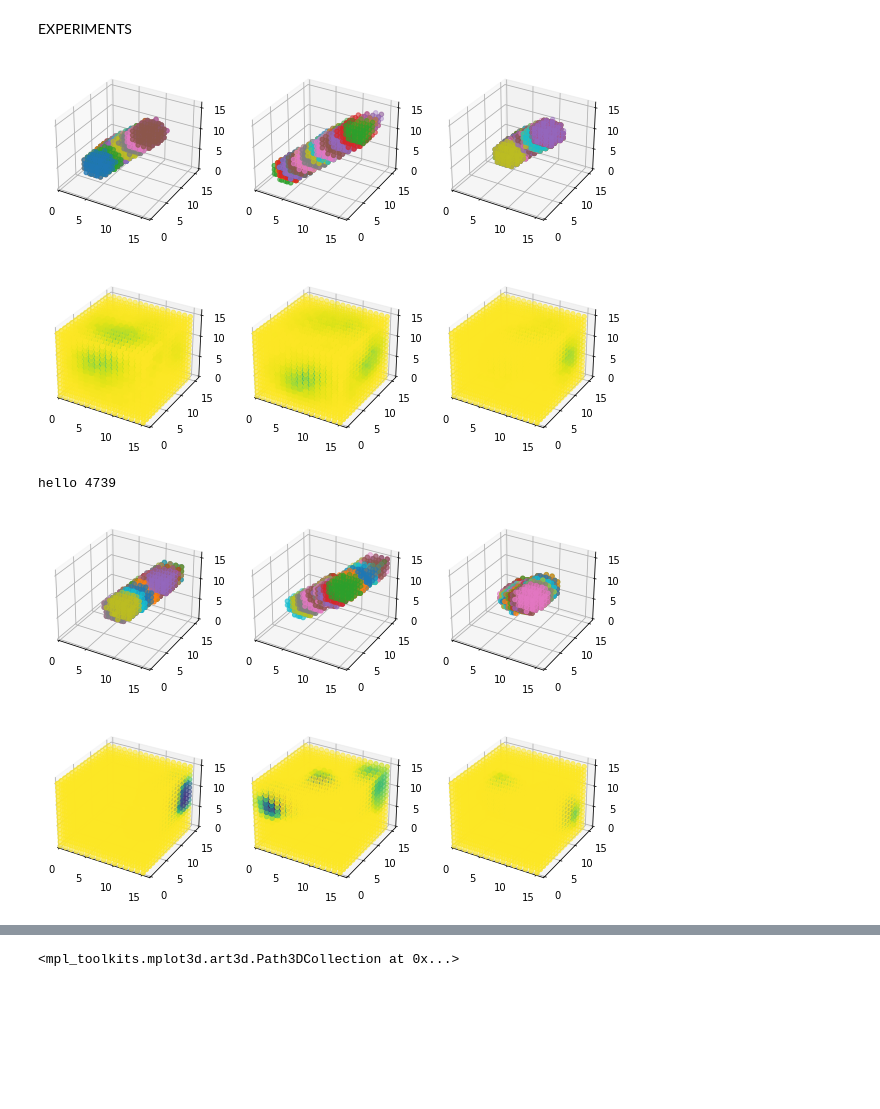
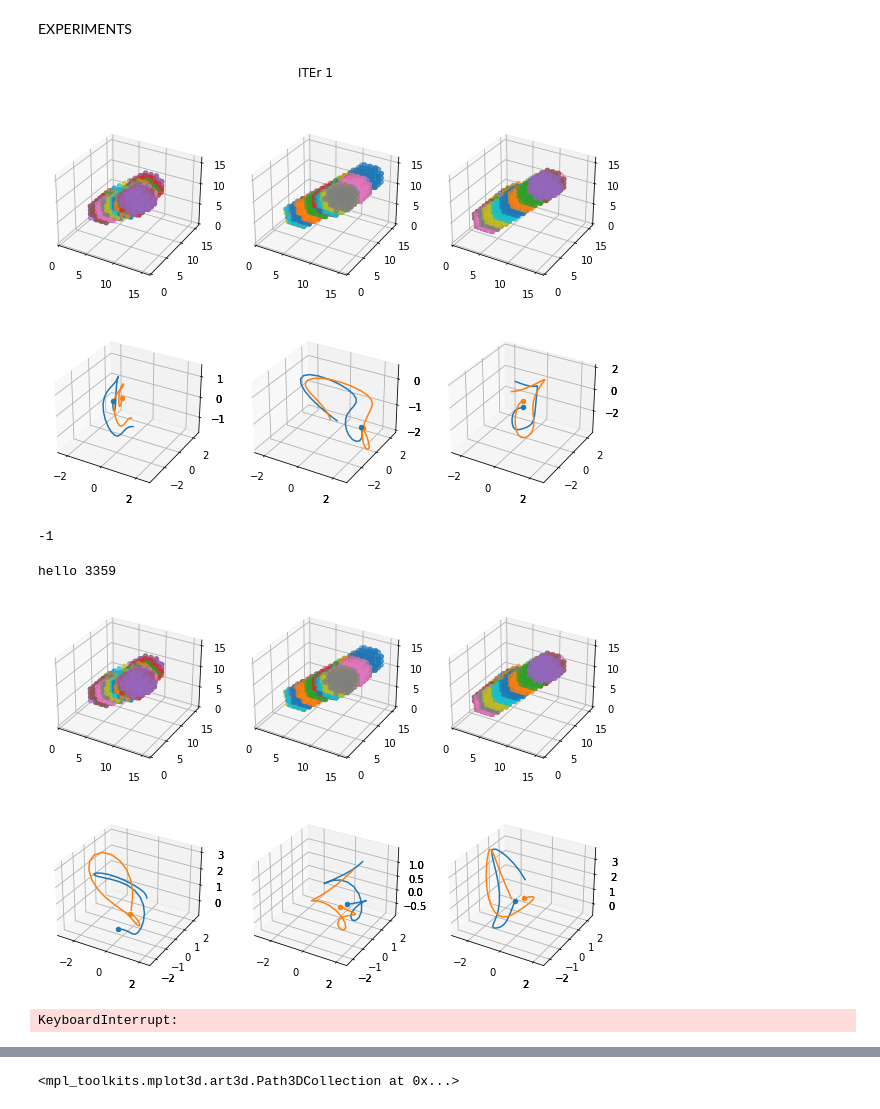
Before and after one commit to bdubey/gpvae_latent_3d, a Jupyter notebook: bproject.ipynb, the cells around one changed output, grey strips where cells are left out. Cells and saved outputs as stored; diff of their text form; code cells hidden in the pictures; blank space fills up the shorter version.

Commit message:
path reconstruction

```diff
--- a/bproject.ipynb
+++ b/bproject.ipynb
@@ -859,81 +859,40 @@ model_lt = args.modellt
 # %%
 def getSeris(M):
     x = []
     y = []
     z = []
     colmap =[]
     for i in range(16):
         for j in range(16):
             for k in range(16):
                 x.append(i)
                 y.append(j)
                 z.append(k)
                 colmap.append(M[i][j][k])
     return x,y,z,colmap
-def plot_reconstruction(TD, reconvid, px = 16, nplots = 3):
+def plot_reconstruction(TD, reconvid, TT, rp, px = 16, nplots = 3):
     fig = plt.figure(figsize=(10, 7))
-#     fig, ax = plt.subplots(2,4, figsize=(10, 15))
-#     fig = plt.figure(figsize=plt.figaspect(0.5))
+    suptitle("ITEr 1")
     b = 200+nplots*10
     for i in range(nplots):
         n = b+i+1
         ax = fig.add_subplot(n, projection='3d')
         ax.set_xlim(0,px)
         ax.set_ylim(0,px)
         ax.set_zlim(0,px)
         for j in range(TD.shape[1]):
             z,x,y = TD[i][j].nonzero()
-# #             z,x,y =1- z,1-x,1-y
-#             x = (j+4)*x
-#             y = (j+4)*y
-#             z = (j+4)*z
-
-#             x = 1-np.max(x, 0)*(1/(4+30))
-#             y = 1-np.max(y, 0)*(1/(4+30))
-#             z = 1-np.max(z, 0)*(1/(4+30))
             ax.scatter(x, y, z, zdir='z',cmap='Greys')
-
-
-        n = b+i+1+nplots
-        ax = fig.add_subplot(n, projection='3d')
-        ax.set_xlim(0,px)
-        ax.set_ylim(0,px)
-        ax.set_zlim(0,px)
-        vid = np.array([(t+4)*v for t,v in enumerate(reconvid[i])])
-        flat_vid = 1-np.max(vid, 0)*(1/(4+30))
-#         z,x,y = flat_vid.nonzero()
-        x,y,z ,colmap = getSeris(flat_vid)
-#         x = np.array(list(range(4096)))
-#         y = np.array(list(range(4096)))
-#         z = np.array(list(range(4096)))
-#         colmap = np.array(list(range(4096)))
-#         for j in range(TD.shape[1]):
-#             x_, y_ , z_ , colmap_ = getSeris(reconvid[i][j])
-#             ax.scatter(x_, y_, z_, zdir='z', c= colmap_)
-#             x = x+np.array(x_)
-#             y = x+np.array(y_)
-#             z = x+np.array(z_)
-#             colmap = x+np.array(colmap_)
-
-#         z,x,y = reconvid[i][j].nonzero()
-#         z,x,y = 1-np.max(vid, 0)*(1/(4+30))
-#         x = (j+4)*x
-#         y = (j+4)*y
-#         z = (j+4)*z
-        ax.scatter(x, y, z, zdir='z', c= colmap)
-#         ax.scatter(x, y, z, zdir='z', c= colmap, cmap='Greys')
-#         for j in range(TD.shape[1]):
-#             z,x,y = reconvid[i][j].nonzero()
-#             x = (j+4)*x
-#             y = (j+4)*y
-#             z = (j+4)*z
-# #             z,x,y =1- z,1-x,1-y
-#             ax.scatter(x, y, z, zdir='z', c= 'blue')
+        plot_latents(TT, reconpath= rp, fig=fig, nplots=nplots)
     plt.savefig("result.png")
     plt.pause(0.5);
     clear_output(wait=True);
-#     plt.show()
-k = 5
-plot_reconstruction(TD[k:], reconvid[k:])
+k = 8
+plot_reconstruction(TD[:k], reconvid[k:], TT[k:], rp[k:])
 # %% [output]
-[figure, old version]
+[figure, new version]
+# %%
+a = np.array([1,2,3,-1])
+a.min()
+# %% [output]
+-1
@@ -1044,8 +1151,9 @@ with graph.as_default():
                 # [[ax_ij.clear() for ax_ij in ax_i] for ax_i in ax]
                 TT, TD = Test_Batches[0]
                 reconpath, reconvar, reconvid = sess.run([p_m, p_v, pred_vid], {vid_batch:TD, beta:1})
-#                 rp, W, MSE, rv = MSE_rotation(reconpath, TT, reconvar)
-                plot_reconstruction(TD, reconvid)
+                rp, W, MSE, rv = MSE_rotation(reconpath, TT, reconvar)
+                plot_reconstruction(TD, reconvid, TT, rp)
+#                 plot_reconstruction(TD[k:], reconvid[k:], TT, rp)
 #                 tmp = rp, W, MSE, rv
 #                 print(reconpath.shape, reconvar.shape, reconvid.shape)
 #                 print(TT.shape, TD.shape, rp.shape, rv.shape)
@@ -1078,5 +1186,6 @@ with graph.as_default():
 #                 plt.draw()
 #                 fig.suptitle(str(g_s)+' ELBO: ' + str(test_elbo))
 # %% [output]
-hello 4739
+hello 3359
-[figure, old version]
+[figure, new version]
+KeyboardInterrupt:
```
Also changed, not shown: parts of 26 cells of this notebook.
